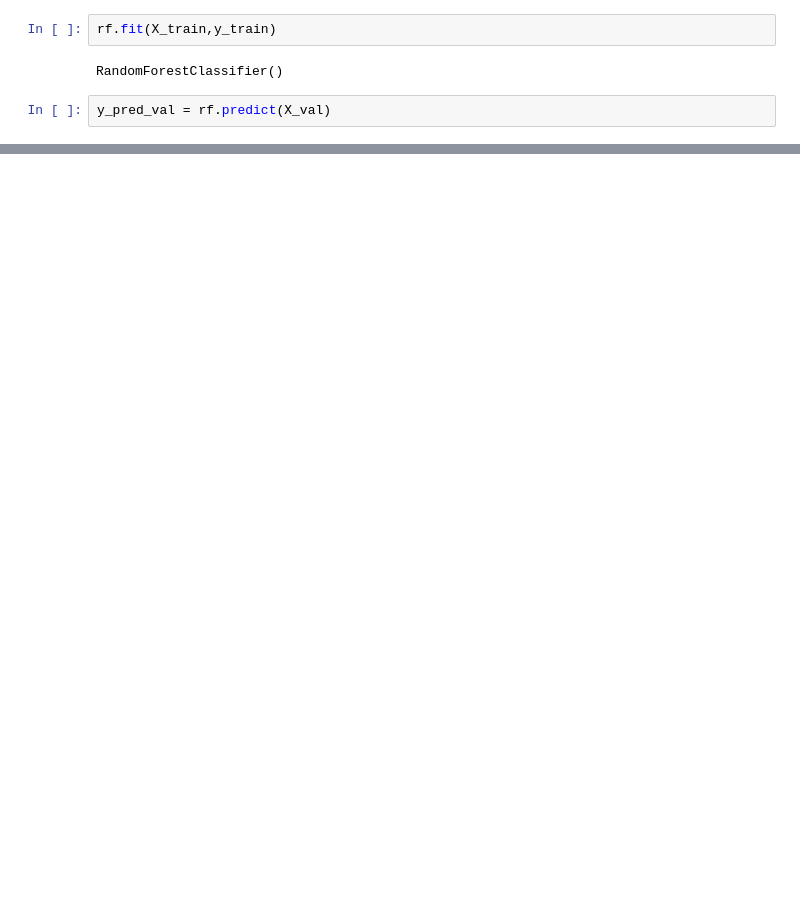
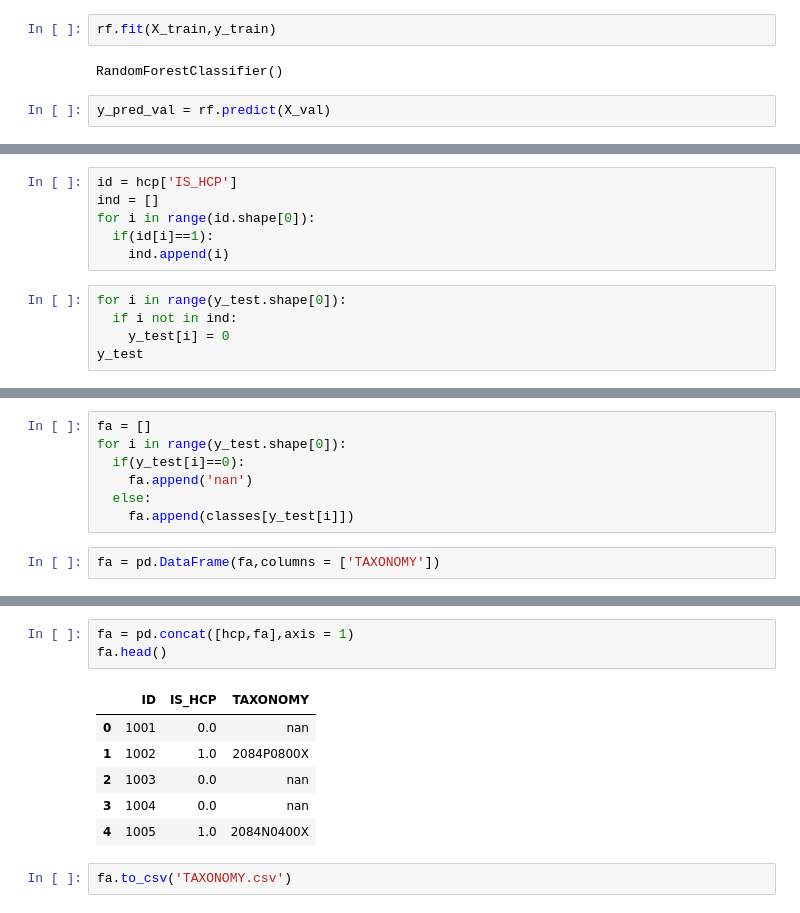
Before and after one commit to mellow-75/hackathon-, a Jupyter notebook: Taxonomy.ipynb, the cells around one changed output, grey strips where cells are left out. Saved outputs shown, nothing was run; the diff lists cells and outputs as text; blank space fills up the shorter version.

```diff
--- a/Taxonomy.ipynb
+++ b/Taxonomy.ipynb
@@ -307,0 +298,11 @@ accuracy_score(y_true,y_pred)
+# %%
+id = hcp['IS_HCP']
+ind = []
+for i in range(id.shape[0]):
+  if(id[i]==1):
+    ind.append(i)
+# %%
+for i in range(y_test.shape[0]):
+  if i not in ind:
+    y_test[i] = 0
+y_test
@@ -307,0 +311,9 @@ accuracy_score(y_true,y_pred)
+# %%
+fa = []
+for i in range(y_test.shape[0]):
+  if(y_test[i]==0):
+    fa.append('nan')
+  else:
+    fa.append(classes[y_test[i]])
+# %%
+fa = pd.DataFrame(fa,columns = ['TAXONOMY'])
@@ -307,0 +329,12 @@ accuracy_score(y_true,y_pred)
+# %%
+fa = pd.concat([hcp,fa],axis = 1)
+fa.head()
+# %% [output]
+|  | ID | IS_HCP | TAXONOMY |
+| 0 | 1001 | 0.0 | nan |
+| 1 | 1002 | 1.0 | 2084P0800X |
+| 2 | 1003 | 0.0 | nan |
+| 3 | 1004 | 0.0 | nan |
+| 4 | 1005 | 1.0 | 2084N0400X |
+# %%
+fa.to_csv('TAXONOMY.csv')
```
Also changed, not shown: parts of 67 cells of this notebook.
